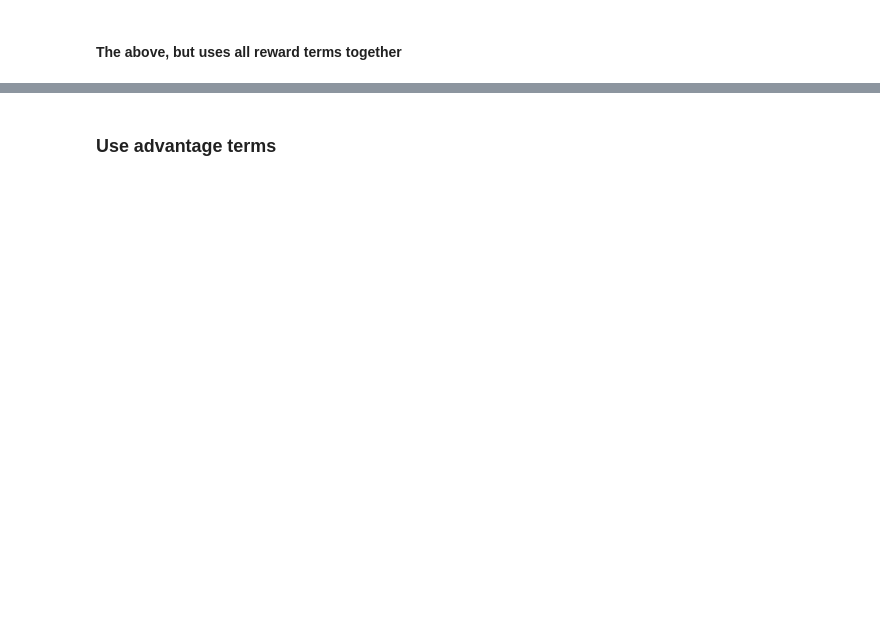
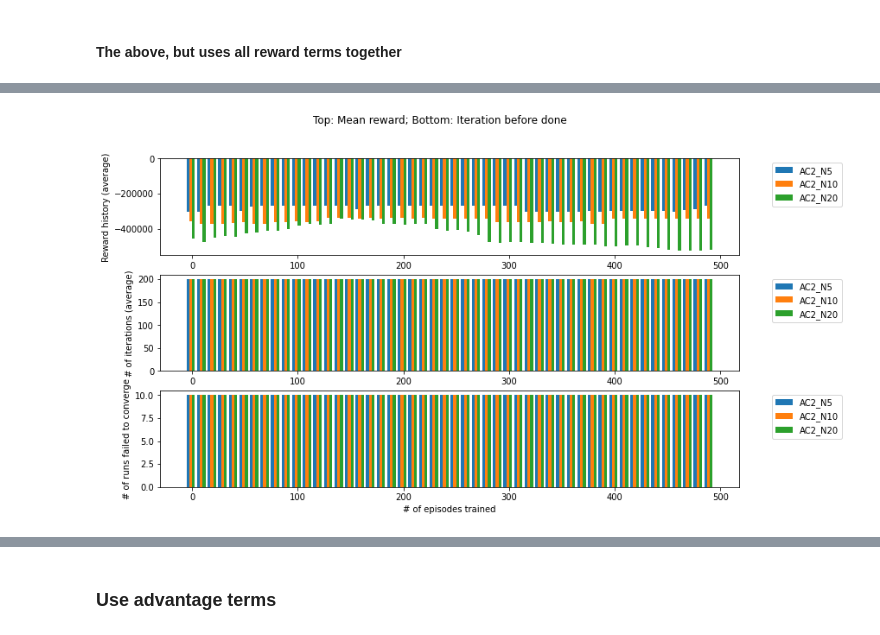
Before and after one commit to zhzhang2018/NN_MARL_experiments, a Jupyter notebook: consensus1207.ipynb, the cells around one changed output, grey strips where cells are left out. Drawn from its saved outputs; the diff is of its cells as text; code cells hidden in the pictures; blank space fills up the shorter version.

```diff
--- a/consensus1207.ipynb
+++ b/consensus1207.ipynb
@@ -235,6 +398,8 @@ for i,N_ in enumerate(N_list[:4]):
 # %%
 plot_reward_hist(AC2_hist_allreward, test_interval,
-                 ['AC2_N{0}'.format(N_) for N_ in N_list[:4]],
-                 log=False, num_iteration=num_iteration, N_list=([1 for N in N_list[:4]]), bar=False)
+                 ['AC2_N{0}'.format(N_) for N_ in N_list],
+                 log=False, num_iteration=num_iteration, N_list=([1 for N in N_list]), bar=True)
+# %% [output]
+[figure, added]
 # %%
 # Plot loss
```
Also changed, not shown: parts of 24 cells of this notebook, 4 other files.
